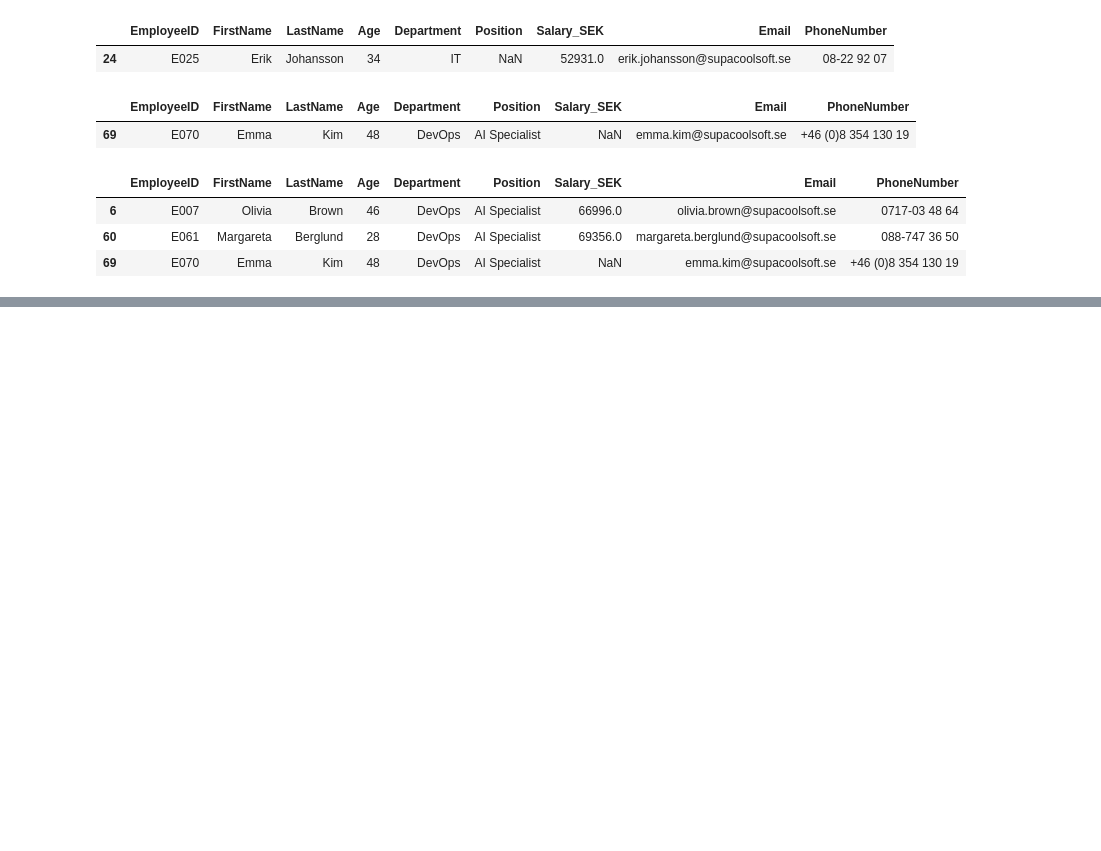
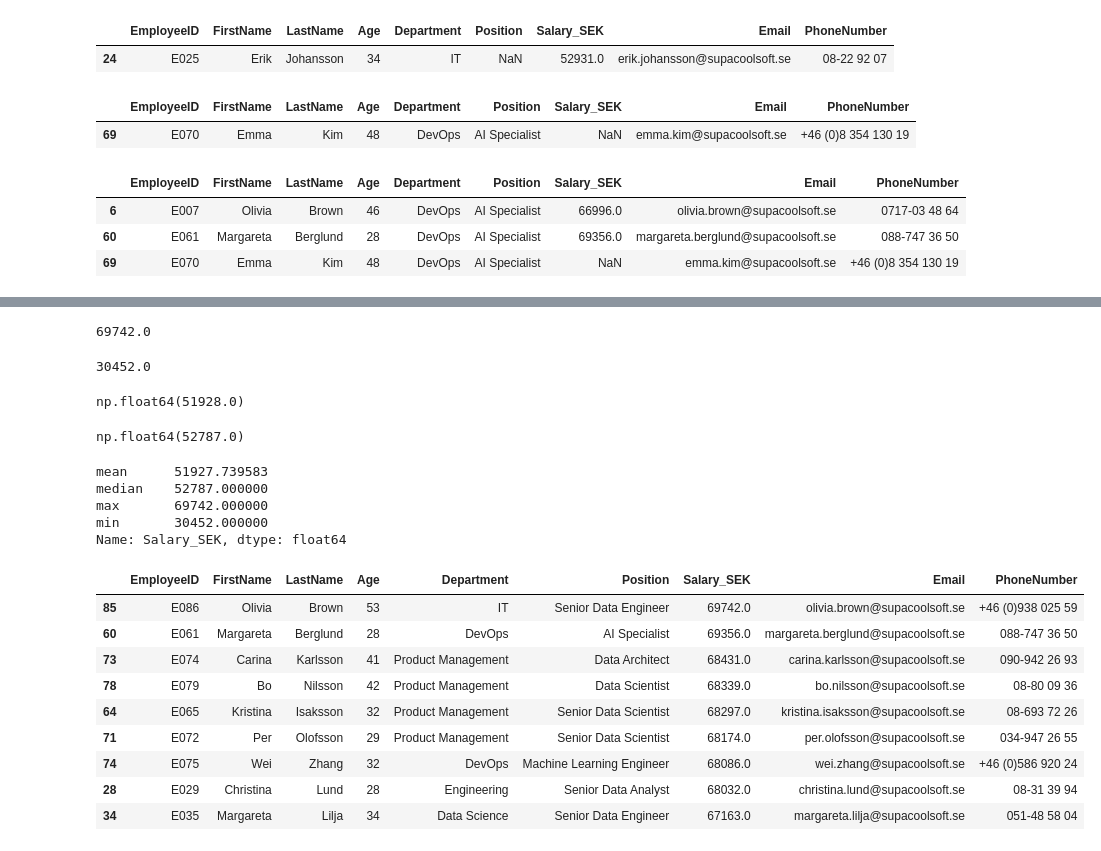
Before and after one commit to LordOfTurtles/Fullstack_data_erik_johansson, a Jupyter notebook: exercises/1_data_processing_repetition.ipynb, the cells around one changed output, grey strips where cells are left out. Drawn from its saved outputs; the diff is of its cells as text; code cells hidden in the pictures; blank space fills up the shorter version.

```diff
--- a/exercises/1_data_processing_repetition.ipynb
+++ b/exercises/1_data_processing_repetition.ipynb
@@ -83,0 +108,42 @@ df_ai_spec[df_ai_spec["Department"] == "DevOps"]
+# %%
+max_salary = df.sort_values(by="Salary_SEK", ascending=False).iloc[:1]["Salary_SEK"].values[0]
+print(max_salary)
+# %% [output]
+69742.0
+# %%
+min_salary = df.sort_values(by="Salary_SEK", ascending=True).iloc[:1]["Salary_SEK"].values[0]
+print(min_salary)
+# %% [output]
+30452.0
+# %%
+mean_salary = df["Salary_SEK"].mean().round(0)
+mean_salary
+# %% [output]
+np.float64(51928.0)
+# %%
+median_salary = df["Salary_SEK"].median()
+median_salary
+# %% [output]
+np.float64(52787.0)
+# %%
+df["Salary_SEK"].agg(['mean', 'median', 'max', 'min'])
+# %% [output]
+mean      51927.739583
+median    52787.000000
+max       69742.000000
+min       30452.000000
+Name: Salary_SEK, dtype: float64
+# %%
+tenth_percentile_salary = df.sort_values(by="Salary_SEK", ascending=False)[:int(len(df)*0.1)]
+tenth_percentile_salary
+# %% [output]
+|  | EmployeeID | FirstName | LastName | Age | Department | Position | Salary_SEK | Email | PhoneNumber |
+| 85 | E086 | Olivia | Brown | 53 | IT | Senior Data Engineer | 69742.0 | olivia.brown@supacoolsoft.se | +46 (0)938 025 59 |
+| 60 | E061 | Margareta | Berglund | 28 | DevOps | AI Specialist | 69356.0 | margareta.berglund@supacoolsoft.se | 088-747 36 50 |
+| 73 | E074 | Carina | Karlsson | 41 | Product Management | Data Architect | 68431.0 | carina.karlsson@supacoolsoft.se | 090-942 26 93 |
+| 78 | E079 | Bo | Nilsson | 42 | Product Management | Data Scientist | 68339.0 | bo.nilsson@supacoolsoft.se | 08-80 09 36 |
+| 64 | E065 | Kristina | Isaksson | 32 | Product Management | Senior Data Scientist | 68297.0 | kristina.isaksson@supacoolsoft.se | 08-693 72 26 |
+| 71 | E072 | Per | Olofsson | 29 | Product Management | Senior Data Scientist | 68174.0 | per.olofsson@supacoolsoft.se | 034-947 26 55 |
+| 74 | E075 | Wei | Zhang | 32 | DevOps | Machine Learning Engineer | 68086.0 | wei.zhang@supacoolsoft.se | +46 (0)586 920 24 |
+| 28 | E029 | Christina | Lund | 28 | Engineering | Senior Data Analyst | 68032.0 | christina.lund@supacoolsoft.se | 08-31 39 94 |
+| 34 | E035 | Margareta | Lilja | 34 | Data Science | Senior Data Engineer | 67163.0 | margareta.lilja@supacoolsoft.se | 051-48 58 04 |
```
Also changed, not shown: parts of 9 cells of this notebook, 1 other file.
